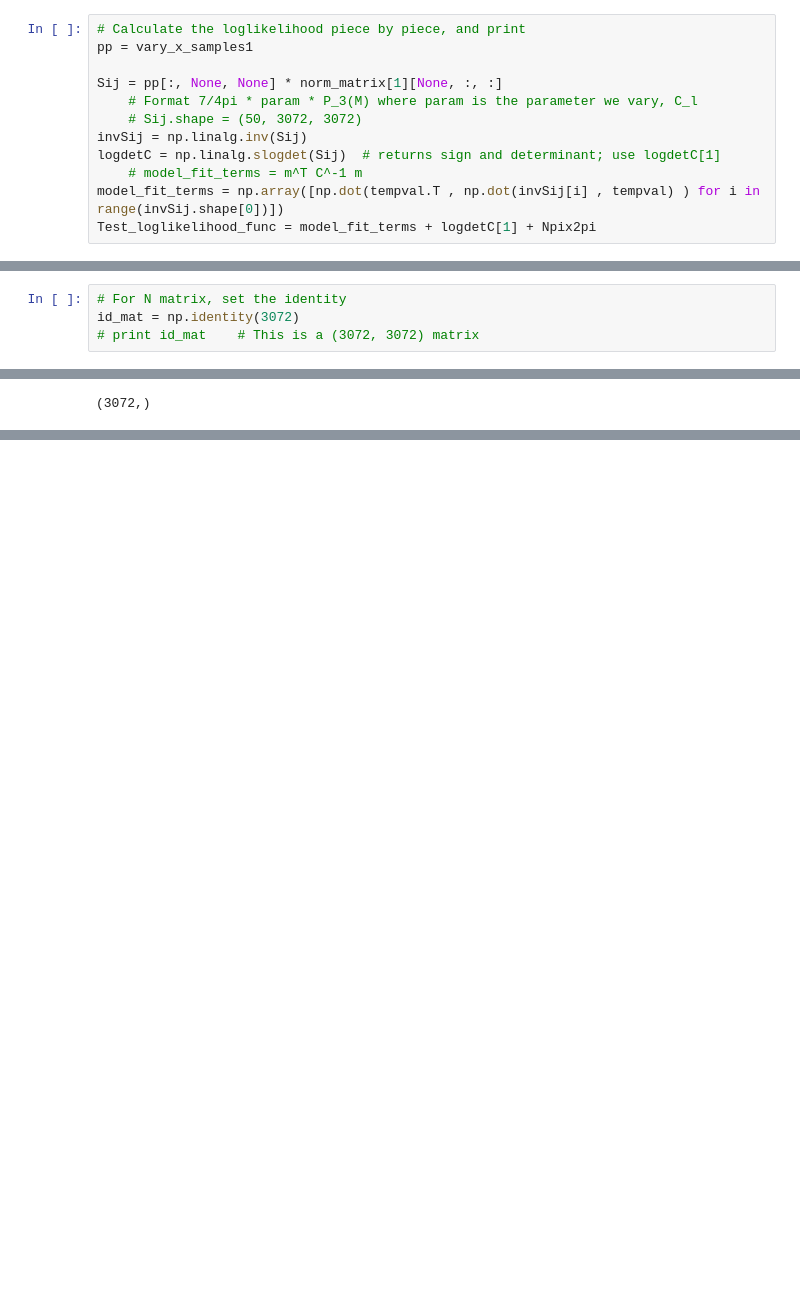
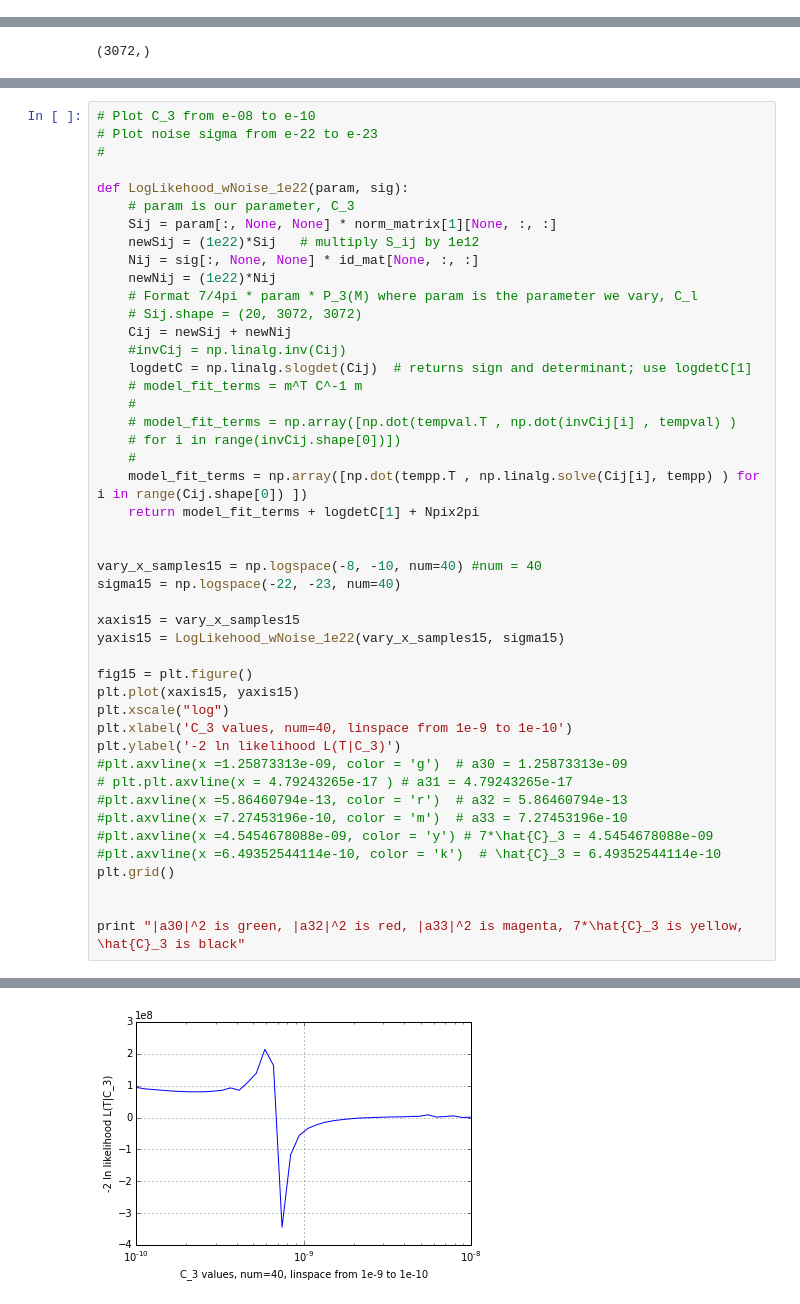
Before and after one commit to evanbiederstedt/CMBintheLikeHoodz, a Jupyter notebook: LFTestsC3/CMB_LFtestC3_Plots_NoiseParametersVaried_CAMBSkymap3.ipynb, the cells around one changed output, grey strips where cells are left out. Saved outputs shown, nothing was run; the diff lists cells and outputs as text; blank space fills up the shorter version.

Commit message:
revised plots, Cij

```diff
--- a/LFTestsC3/CMB_LFtestC3_Plots_NoiseParametersVaried_CAMBSkymap2.ipynb
+++ b/LFTestsC3/CMB_LFtestC3_Plots_NoiseParametersVaried_CAMBSkymap3.ipynb
@@ -814,15 +814,3 @@ print vary_x_samples1  # generated from 1e-10 to 9e-10
 print Npix2pi # LogLF constant
 # %% [output]
 19301.9452637
-# %%
-# Calculate the loglikelihood piece by piece, and print
-pp = vary_x_samples1
-
-Sij = pp[:, None, None] * norm_matrix[1][None, :, :]
-    # Format 7/4pi * param * P_3(M) where param is the parameter we vary, C_l
-    # Sij.shape = (50, 3072, 3072)
-invSij = np.linalg.inv(Sij)
-logdetC = np.linalg.slogdet(Sij)  # returns sign and determinant; use logdetC[1]
-    # model_fit_terms = m^T C^-1 m
-model_fit_terms = np.array([np.dot(tempval.T , np.dot(invSij[i] , tempval) ) for i in range(invSij.shape[0])])
-Test_loglikelihood_func = model_fit_terms + logdetC[1] + Npix2pi
@@ -854,4 +816,0 @@ print sigma2
-# %%
-# For N matrix, set the identity
-id_mat = np.identity(3072)
-# print id_mat    # This is a (3072, 3072) matrix
@@ -1509,0 +1432,47 @@ begin = time(); np.dot(a,b); print "done in %s" % (time()-begin)
+# %%
+# Plot C_3 from e-08 to e-10
+# Plot noise sigma from e-22 to e-23
+#
+
+def LogLikehood_wNoise_1e22(param, sig):
+    # param is our parameter, C_3
+    Sij = param[:, None, None] * norm_matrix[1][None, :, :]
+    newSij = (1e22)*Sij   # multiply S_ij by 1e12
+    Nij = sig[:, None, None] * id_mat[None, :, :]
+    newNij = (1e22)*Nij
+    # Format 7/4pi * param * P_3(M) where param is the parameter we vary, C_l
+    # Sij.shape = (20, 3072, 3072)
+    Cij = newSij + newNij
+    #invCij = np.linalg.inv(Cij)
+    logdetC = np.linalg.slogdet(Cij)  # returns sign and determinant; use logdetC[1]
+    # model_fit_terms = m^T C^-1 m
+    #
+    # model_fit_terms = np.array([np.dot(tempval.T , np.dot(invCij[i] , tempval) )
+    # for i in range(invCij.shape[0])])
+    #
+    model_fit_terms = np.array([np.dot(tempp.T , np.linalg.solve(Cij[i], tempp) ) for i in range(Cij.shape[0]) ])
+    return model_fit_terms + logdetC[1] + Npix2pi
+
+
+vary_x_samples15 = np.logspace(-8, -10, num=40) #num = 40
+sigma15 = np.logspace(-22, -23, num=40)
+
+xaxis15 = vary_x_samples15
+yaxis15 = LogLikehood_wNoise_1e22(vary_x_samples15, sigma15)
+
+fig15 = plt.figure()
+plt.plot(xaxis15, yaxis15)
+plt.xscale("log")
+plt.xlabel('C_3 values, num=40, linspace from 1e-9 to 1e-10')
+plt.ylabel('-2 ln likelihood L(T|C_3)')
+#plt.axvline(x =1.25873313e-09, color = 'g')  # a30 = 1.25873313e-09
+# plt.plt.axvline(x = 4.79243265e-17 ) # a31 = 4.79243265e-17
+#plt.axvline(x =5.86460794e-13, color = 'r')  # a32 = 5.86460794e-13
+#plt.axvline(x =7.27453196e-10, color = 'm')  # a33 = 7.27453196e-10
+#plt.axvline(x =4.5454678088e-09, color = 'y') # 7*\hat{C}_3 = 4.5454678088e-09
+#plt.axvline(x =6.49352544114e-10, color = 'k')  # \hat{C}_3 = 6.49352544114e-10
+plt.grid()
+
+
+print "|a30|^2 is green, |a32|^2 is red, |a33|^2 is magenta, 7*\hat{C}_3 is yellow, \hat{C}_3 is black"
+# %% [output]
@@ -1509,0 +1480 @@ begin = time(); np.dot(a,b); print "done in %s" % (time()-begin)
+[figure, added]
```
Also changed, not shown: parts of 13 cells of this notebook.
